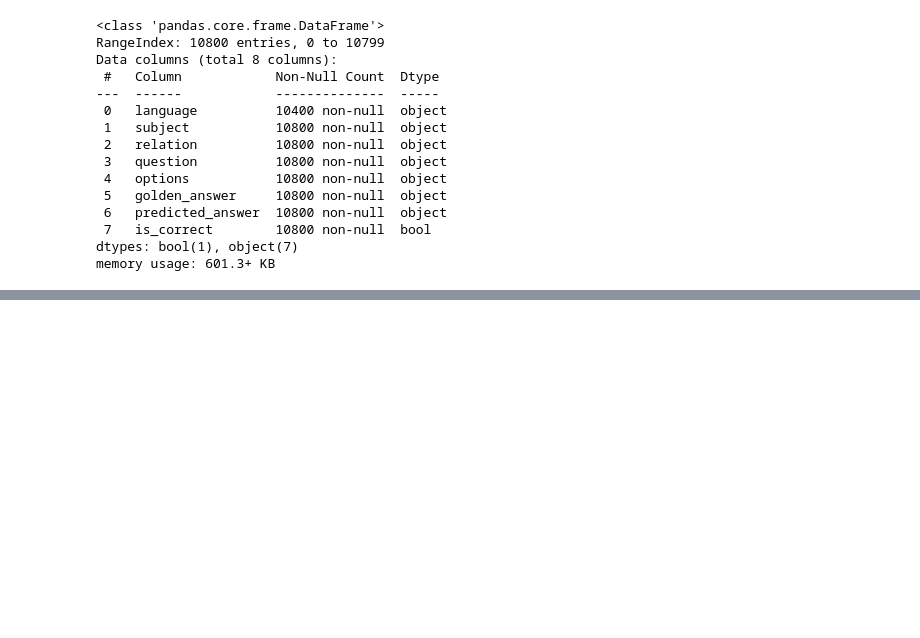
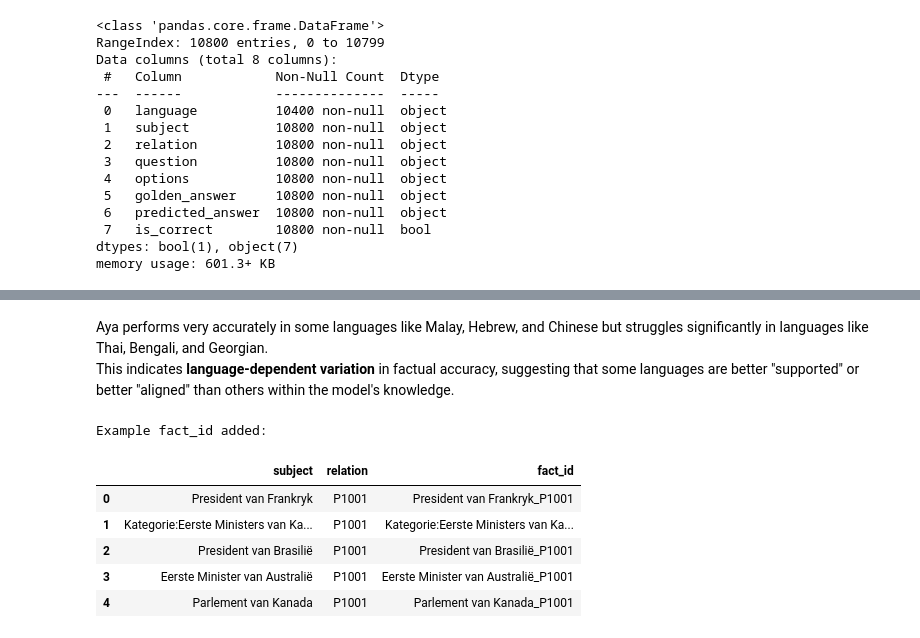
Before and after one commit to muhammadravi251001/understanding-how-Aya-thinks, a Jupyter notebook: notebooks/factual_knowledge_analysis.ipynb, the cells around one changed output, grey strips where cells are left out. Saved outputs shown, nothing was run; the diff lists cells and outputs as text; code cells hidden in the pictures; blank space fills up the shorter version.

```diff
--- a/notebooks/factual_knowledge_analysis.ipynb
+++ b/notebooks/factual_knowledge_analysis.ipynb
@@ -48,0 +94,16 @@ memory usage: 601.3+ KB
+# %% [markdown]
+Aya performs very accurately in some languages like Malay, Hebrew, and Chinese but struggles significantly in languages like Thai, Bengali, and Georgian.
+This indicates **language-dependent variation** in factual accuracy, suggesting that some languages are better "supported" or better "aligned" than others within the model's knowledge.
+# %%
+# Create a key that uniquely identifies each fact (subject + relation)
+result_df["fact_id"] = result_df["subject"] + "_" + result_df["relation"]
+print("Example fact_id added:")
+result_df[["subject", "relation", "fact_id"]].head()
+# %% [output]
+Example fact_id added:
+|  | subject | relation | fact_id |
+| 0 | President van Frankryk | P1001 | President van Frankryk_P1001 |
+| 1 | Kategorie:Eerste Ministers van Ka... | P1001 | Kategorie:Eerste Ministers van Ka... |
+| 2 | President van Brasilië | P1001 | President van Brasilië_P1001 |
+| 3 | Eerste Minister van Australië | P1001 | Eerste Minister van Australië_P1001 |
+| 4 | Parlement van Kanada | P1001 | Parlement van Kanada_P1001 |
```
Also changed, not shown: parts of 19 cells of this notebook, 11 other files.
